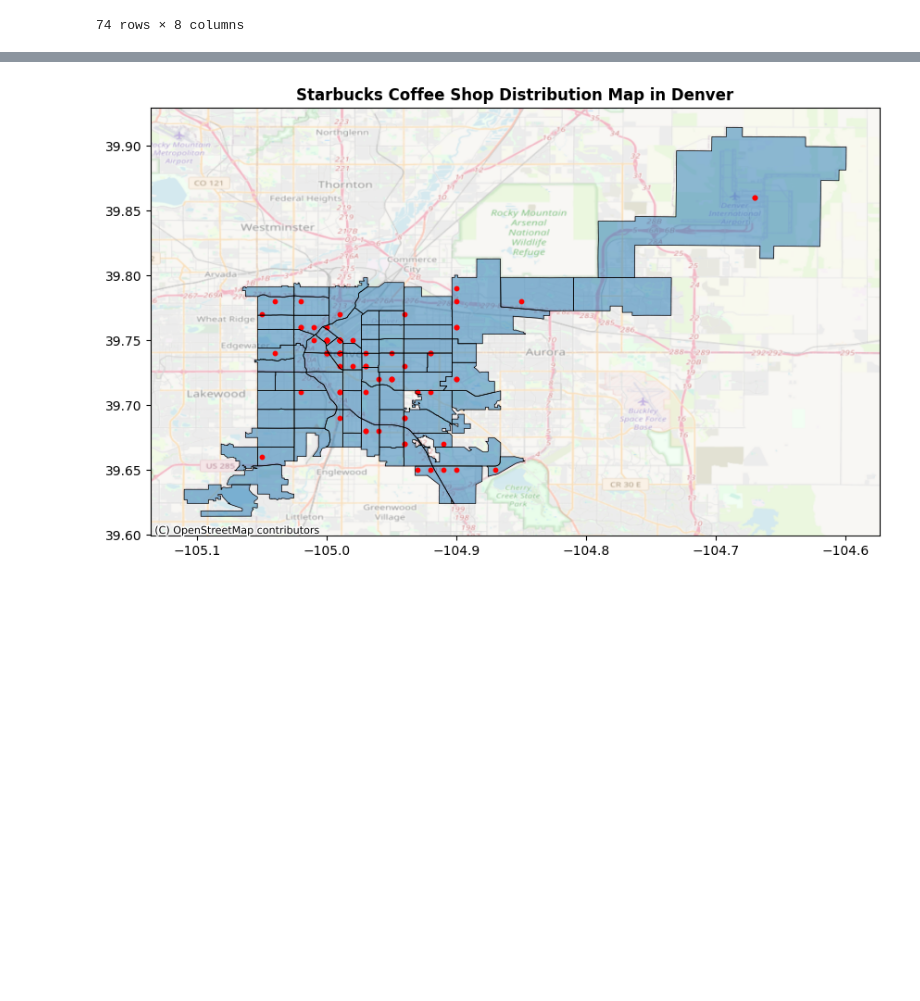
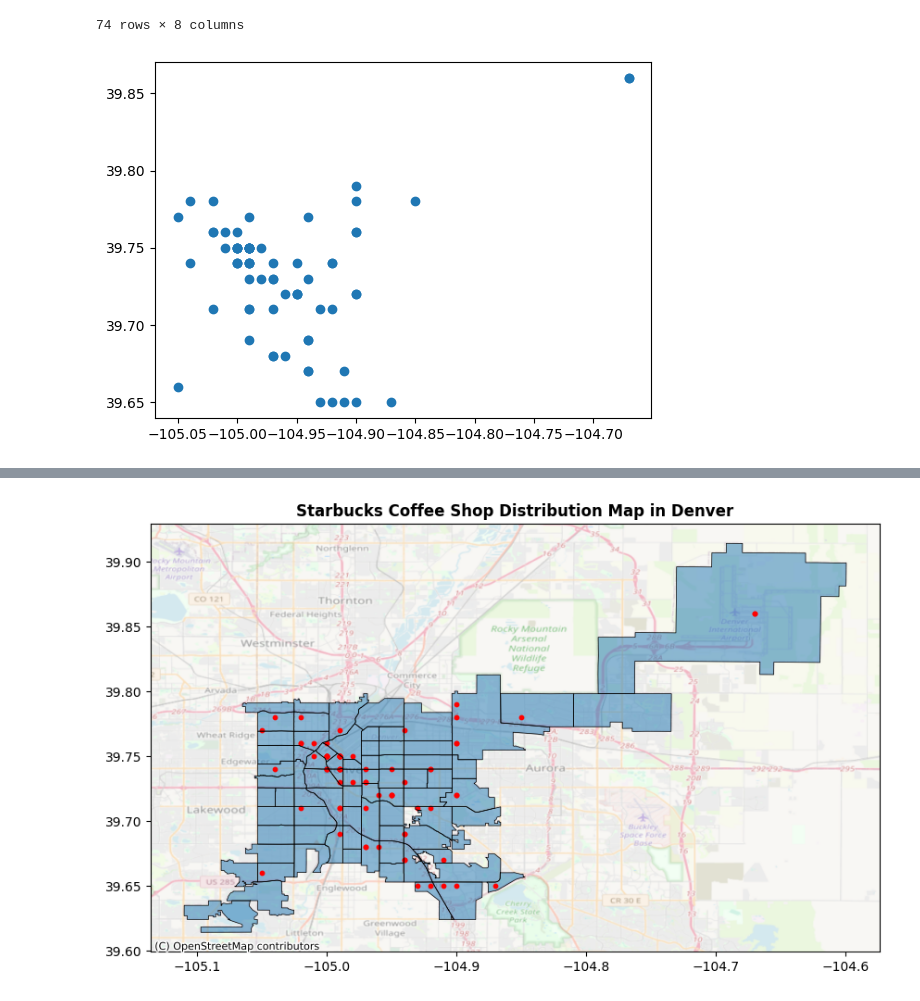
Before and after one commit to ataozarslan/New_Coffee_Shop, a Jupyter notebook: coffee_shop.ipynb, the cells around one changed output, grey strips where cells are left out. Saved outputs shown, nothing was run; the diff lists cells and outputs as text; code cells hidden in the pictures; blank space fills up the shorter version.

```diff
--- a/coffee_shop.ipynb
+++ b/coffee_shop.ipynb
@@ -209,3 +209,7 @@ denver
 | 37 | 75960-108269 | DEN B RJ Term South Finger Lower | 303-342-6655 | HMSHost 8500 Pena Blvd | NaN | NaN | 80249 | POINT (-104.67000 39.86000) |
 | 63 | 75959-108270 | DEN B RJ Term South Finger Upper | 303-342-6655 | HMSHost 8500 Pena Blvd. | NaN | NaN | 80249 | POINT (-104.67000 39.86000) |
 74 rows × 8 columns
+# %%
+denver.plot();
+# %% [output]
+[figure, added]
```
Also changed, not shown: parts of 2 cells of this notebook.
